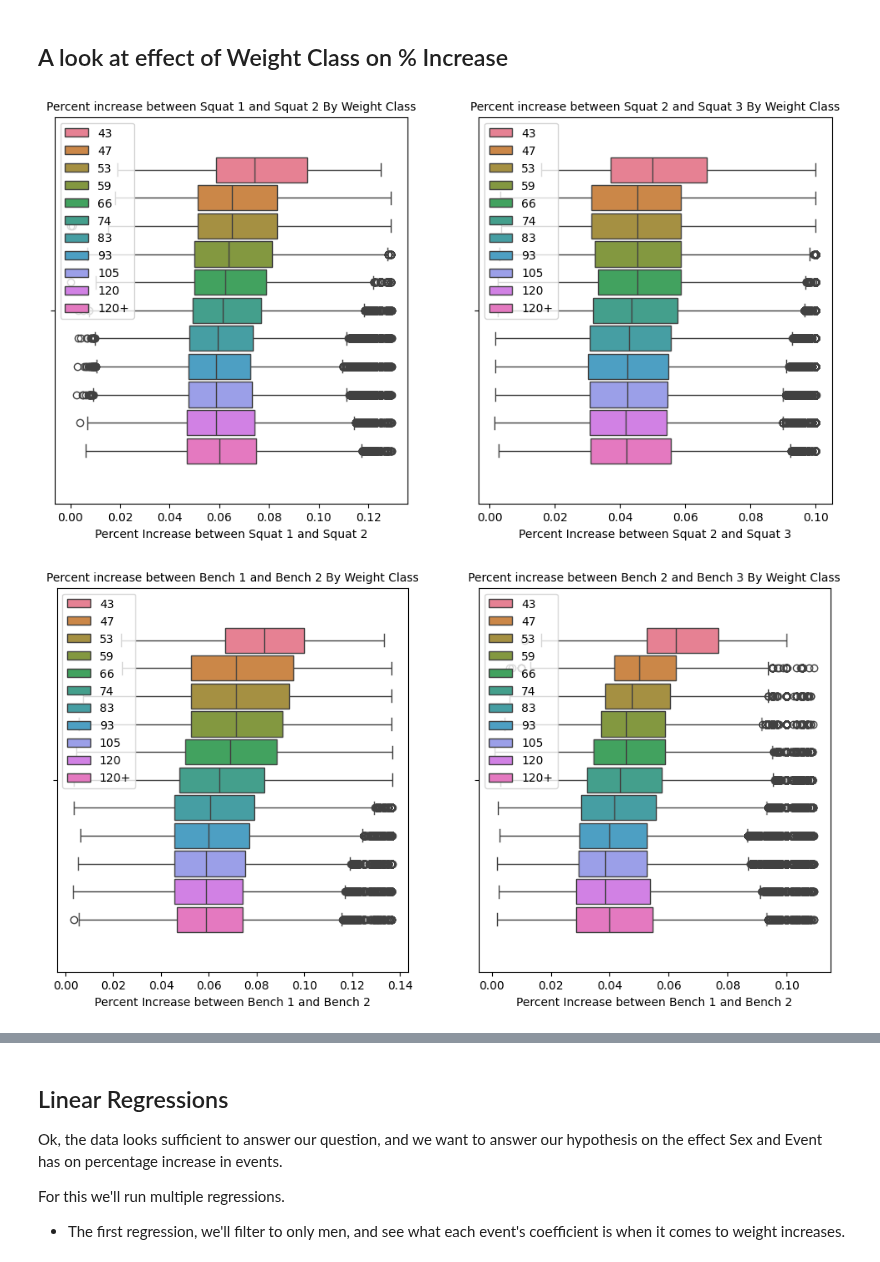
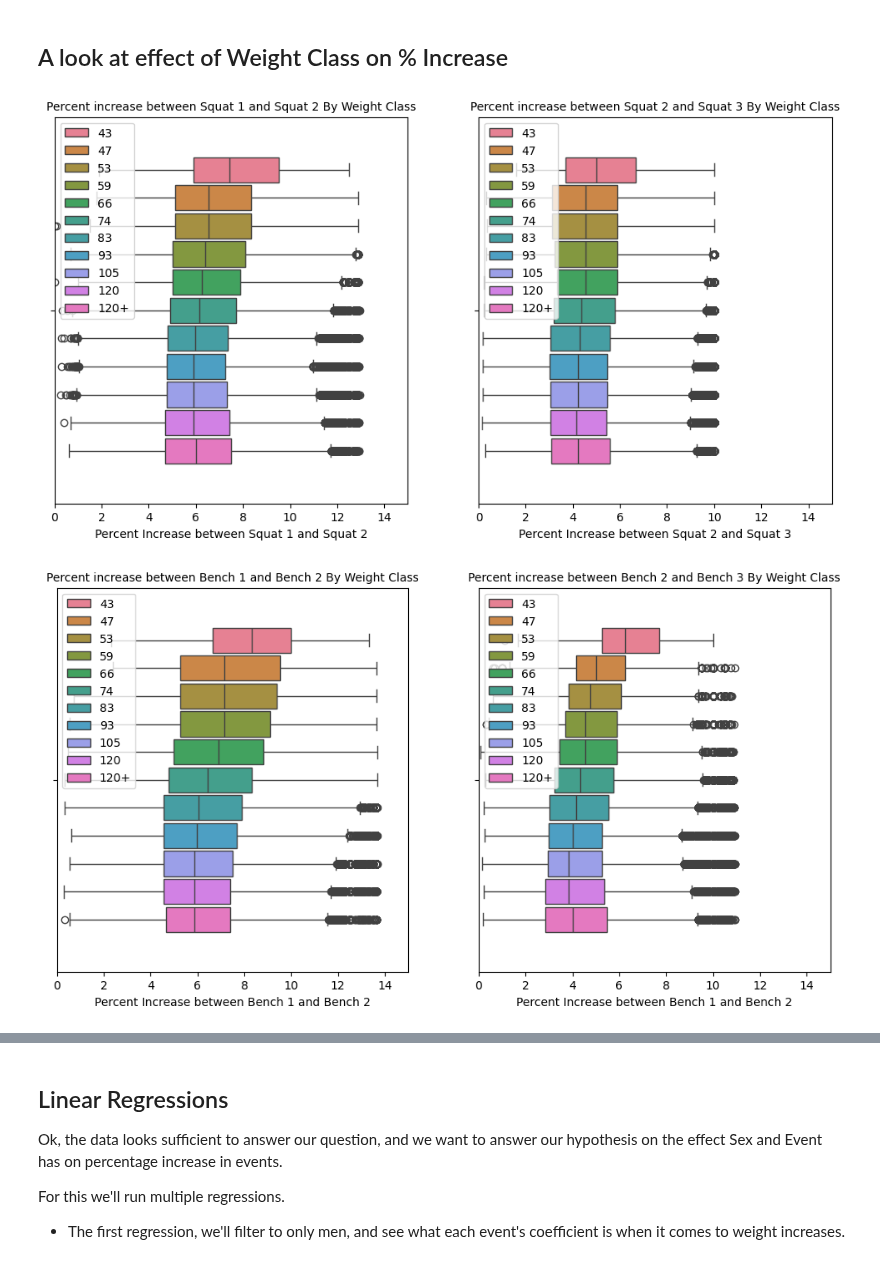
Before and after one commit to COGS108/Group035_WI24, a Jupyter notebook: EDACheckpoint_Group035_WI24.ipynb, the cells around one changed output, grey strips where cells are left out. Saved outputs shown, nothing was run; the diff lists cells and outputs as text; code cells hidden in the pictures.

Commit message:
percentages are *100 now instead of being decimals

```diff
--- a/EDACheckpoint_Group035_WI24.ipynb
+++ b/EDACheckpoint_Group035_WI24.ipynb
@@ -186,14 +186,14 @@ Name: count, dtype: int64
 # %%
 df_absolute_value = df[['Squat1Kg','Squat2Kg','Squat3Kg','Bench1Kg','Bench2Kg','Bench3Kg','Deadlift1Kg','Deadlift2Kg','Deadlift3Kg']].abs()
 
-df['squat12_percent_increase'] = ((df_absolute_value['Squat2Kg'] - df_absolute_value['Squat1Kg']) / df_absolute_value['Squat1Kg'])
-df['squat23_percent_increase'] = ((df_absolute_value['Squat3Kg'] - df_absolute_value['Squat2Kg']) / df_absolute_value['Squat2Kg'])
+df['squat12_percent_increase'] = ((df_absolute_value['Squat2Kg'] - df_absolute_value['Squat1Kg']) / df_absolute_value['Squat1Kg']) * 100
+df['squat23_percent_increase'] = ((df_absolute_value['Squat3Kg'] - df_absolute_value['Squat2Kg']) / df_absolute_value['Squat2Kg']) * 100
 
-df['bench12_percent_increase'] = ((df_absolute_value['Bench2Kg'] - df_absolute_value['Bench1Kg']) / df_absolute_value['Bench1Kg'])
-df['bench23_percent_increase'] = ((df_absolute_value['Bench3Kg'] - df_absolute_value['Bench2Kg']) / df_absolute_value['Bench2Kg'])
+df['bench12_percent_increase'] = ((df_absolute_value['Bench2Kg'] - df_absolute_value['Bench1Kg']) / df_absolute_value['Bench1Kg']) * 100
+df['bench23_percent_increase'] = ((df_absolute_value['Bench3Kg'] - df_absolute_value['Bench2Kg']) / df_absolute_value['Bench2Kg']) * 100
 
-df['Deadlift12_percent_increase'] = ((df_absolute_value['Deadlift2Kg'] - df_absolute_value['Deadlift1Kg']) / df_absolute_value['Deadlift1Kg'])
-df['Deadlift23_percent_increase'] = ((df_absolute_value['Deadlift3Kg'] - df_absolute_value['Deadlift2Kg']) / df_absolute_value['Deadlift2Kg'])
+df['Deadlift12_percent_increase'] = ((df_absolute_value['Deadlift2Kg'] - df_absolute_value['Deadlift1Kg']) / df_absolute_value['Deadlift1Kg']) * 100
+df['Deadlift23_percent_increase'] = ((df_absolute_value['Deadlift3Kg'] - df_absolute_value['Deadlift2Kg']) / df_absolute_value['Deadlift2Kg']) * 100
 # %%
 def isNoIncrease(weightPercent):
     if weightPercent == 0:
@@ -237,7 +237,7 @@ We will use the common filter of 1.5 * IQR to get rid of these rows.
 def clean_outliers(df_toclean, col):
 
     #under no circumstances would anyone need a 100% increase
-    df_toclean = df_toclean[df_toclean[col] < 1]
+    df_toclean = df_toclean[df_toclean[col] < 100]
 
     #not possible to decrease weight, data entry error.
     df_toclean = df_toclean[df_toclean[col] > 0]
@@ -509,23 +509,26 @@ plt.show()
 # %%
 
 plt.figure(figsize=(12, 6))
 
 plt.subplot(1, 2, 1)
 sns.boxplot(data=df, x='squat12_percent_increase', hue="WeightClassKg", dodge=True, gap=0.1, hue_order = WEIGHT_CLASS_ORDER)
 plt.legend(loc='upper left')
 plt.title('Percent increase between Squat 1 and Squat 2 By Weight Class', fontsize=10)       # Set title with font size
 plt.xlabel(xlabel="Percent Increase between Squat 1 and Squat 2")
+plt.xlim(0,15)
+
 
 plt.subplot(1, 2, 2)
 sns.boxplot(data=df, x='squat23_percent_increase', hue="WeightClassKg", dodge=True, gap=0.1, hue_order = WEIGHT_CLASS_ORDER)
 plt.legend(loc='upper left')
 plt.title('Percent increase between Squat 2 and Squat 3 By Weight Class', fontsize=10)       # Set title with font size
 plt.xlabel(xlabel="Percent Increase between Squat 2 and Squat 3")
+plt.xlim(0,15)
 
 
 plt.show()
 # %% [output]
-[figure, old version]
+[figure, new version]
 # %%
 plt.figure(figsize=(12, 6))
 
@@ -533,19 +536,19 @@ plt.subplot(1, 2, 1)
 sns.boxplot(data=df, x='bench12_percent_increase', hue="WeightClassKg", dodge=True, gap=0.1, hue_order = WEIGHT_CLASS_ORDER)
 plt.title('Percent increase between Bench 1 and Bench 2 By Weight Class', fontsize=10)       # Set title with font size
 plt.xlabel(xlabel="Percent Increase between Bench 1 and Bench 2")
-
+plt.xlim(0,15)
 plt.legend(loc='upper left')
 
 plt.subplot(1, 2, 2)
 sns.boxplot(data=df, x='bench23_percent_increase', hue="WeightClassKg", dodge=True, gap=0.1, hue_order = WEIGHT_CLASS_ORDER)
 plt.title('Percent increase between Bench 2 and Bench 3 By Weight Class', fontsize=10)       # Set title with font size
 plt.xlabel(xlabel="Percent Increase between Bench 1 and Bench 2")
-
+plt.xlim(0,15)
 plt.legend(loc='upper left')
 
 plt.show()
 # %% [output]
-[figure, old version]
+[figure, new version]
 # %%
 plt.figure(figsize=(12, 6))
 
```
Also changed, not shown: parts of 9 cells of this notebook.
